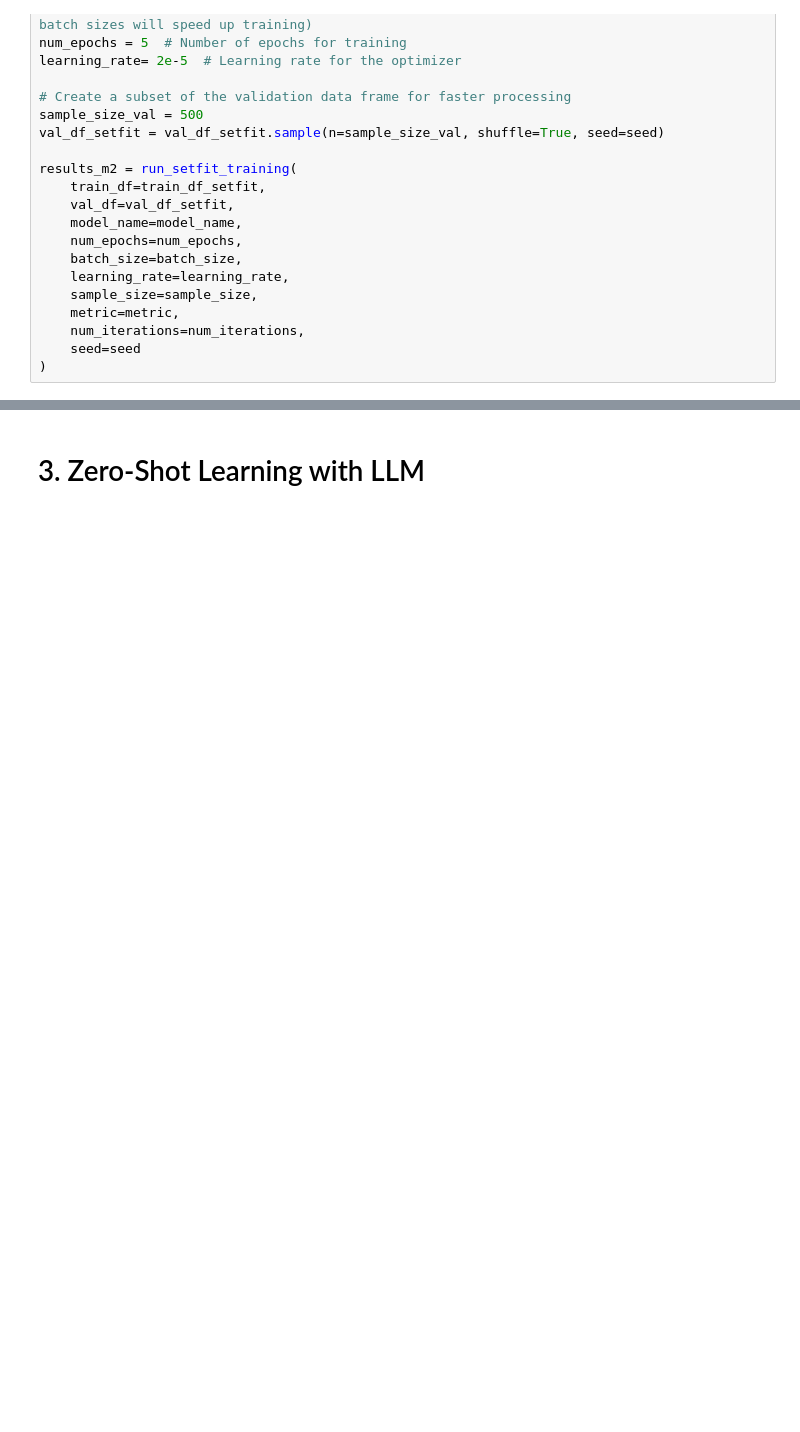
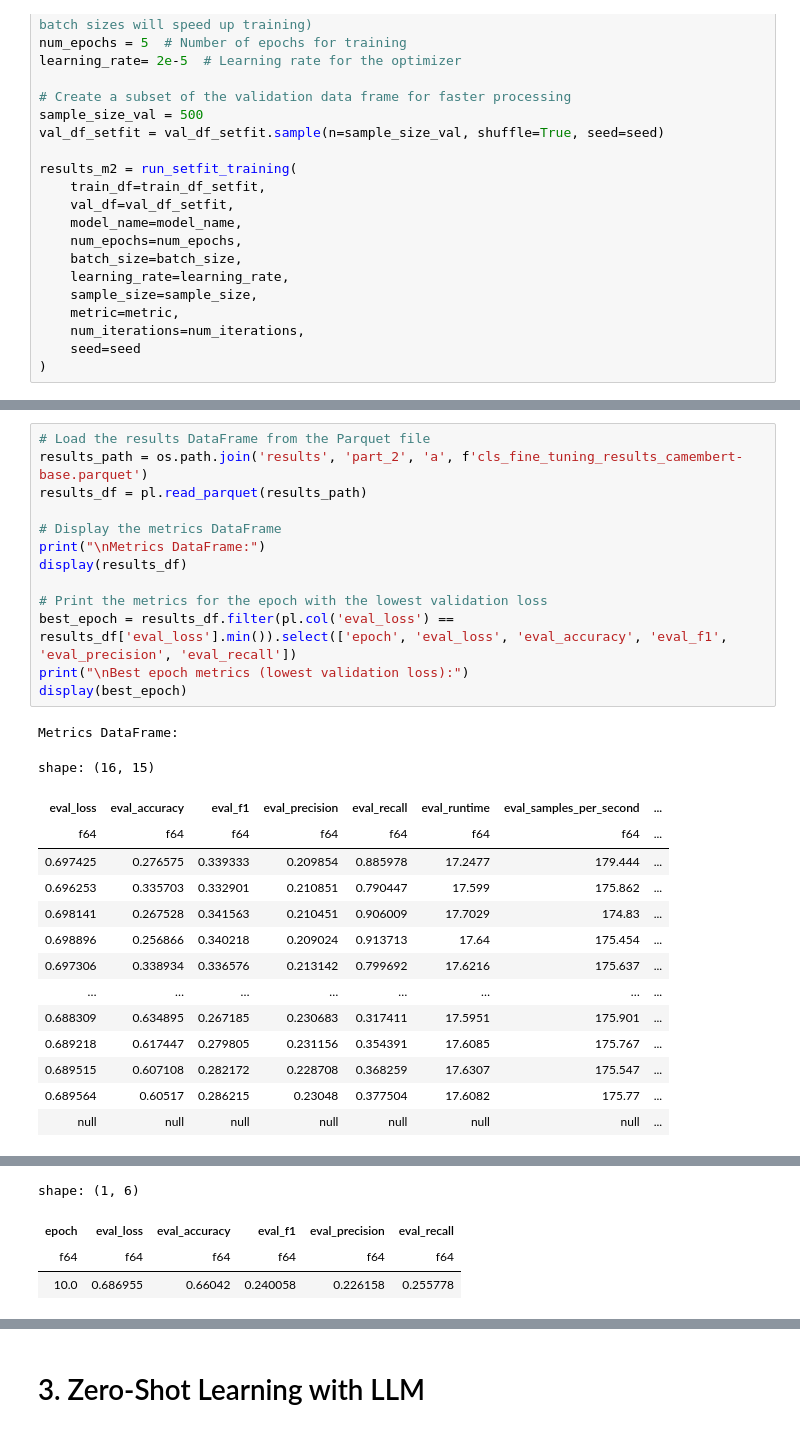
Before and after one commit to pablo-fdz/adv_nlp_final_assessment, a Jupyter notebook: part_2_ds_challenge.ipynb, the cells around one changed output, grey strips where cells are left out. Saved outputs shown, nothing was run; the diff lists cells and outputs as text; blank space fills up the shorter version.

```diff
--- a/part_2_ds_challenge.ipynb
+++ b/part_2_ds_challenge.ipynb
@@ -573,0 +796,29 @@ NameError: name 'results_m3' is not defined
+# %%
+# Load the results DataFrame from the Parquet file
+results_path = os.path.join('results', 'part_2', 'a', f'cls_fine_tuning_results_camembert-base.parquet')
+results_df = pl.read_parquet(results_path)
+
+# Display the metrics DataFrame
+print("\nMetrics DataFrame:")
+display(results_df)
+
+# Print the metrics for the epoch with the lowest validation loss
+best_epoch = results_df.filter(pl.col('eval_loss') == results_df['eval_loss'].min()).select(['epoch', 'eval_loss', 'eval_accuracy', 'eval_f1', 'eval_precision', 'eval_recall'])
+print("\nBest epoch metrics (lowest validation loss):")
+display(best_epoch)
+# %% [output]
+Metrics DataFrame:
+shape: (16, 15)
+| eval_loss | eval_accuracy | eval_f1 | eval_precision | eval_recall | eval_runtime | eval_samples_per_second | ... |
+| f64 | f64 | f64 | f64 | f64 | f64 | f64 | ... |
+| 0.697425 | 0.276575 | 0.339333 | 0.209854 | 0.885978 | 17.2477 | 179.444 | ... |
+| 0.696253 | 0.335703 | 0.332901 | 0.210851 | 0.790447 | 17.599 | 175.862 | ... |
+| 0.698141 | 0.267528 | 0.341563 | 0.210451 | 0.906009 | 17.7029 | 174.83 | ... |
+| 0.698896 | 0.256866 | 0.340218 | 0.209024 | 0.913713 | 17.64 | 175.454 | ... |
+| 0.697306 | 0.338934 | 0.336576 | 0.213142 | 0.799692 | 17.6216 | 175.637 | ... |
+| … | … | … | … | … | … | … | ... |
+| 0.688309 | 0.634895 | 0.267185 | 0.230683 | 0.317411 | 17.5951 | 175.901 | ... |
+| 0.689218 | 0.617447 | 0.279805 | 0.231156 | 0.354391 | 17.6085 | 175.767 | ... |
+| 0.689515 | 0.607108 | 0.282172 | 0.228708 | 0.368259 | 17.6307 | 175.547 | ... |
+| 0.689564 | 0.60517 | 0.286215 | 0.23048 | 0.377504 | 17.6082 | 175.77 | ... |
+| null | null | null | null | null | null | null | ... |
@@ -573,0 +826,4 @@ NameError: name 'results_m3' is not defined
+shape: (1, 6)
+| epoch | eval_loss | eval_accuracy | eval_f1 | eval_precision | eval_recall |
+| f64 | f64 | f64 | f64 | f64 | f64 |
+| 10.0 | 0.686955 | 0.66042 | 0.240058 | 0.226158 | 0.255778 |
```
Also changed, not shown: parts of 42 cells of this notebook, 5 other files.
